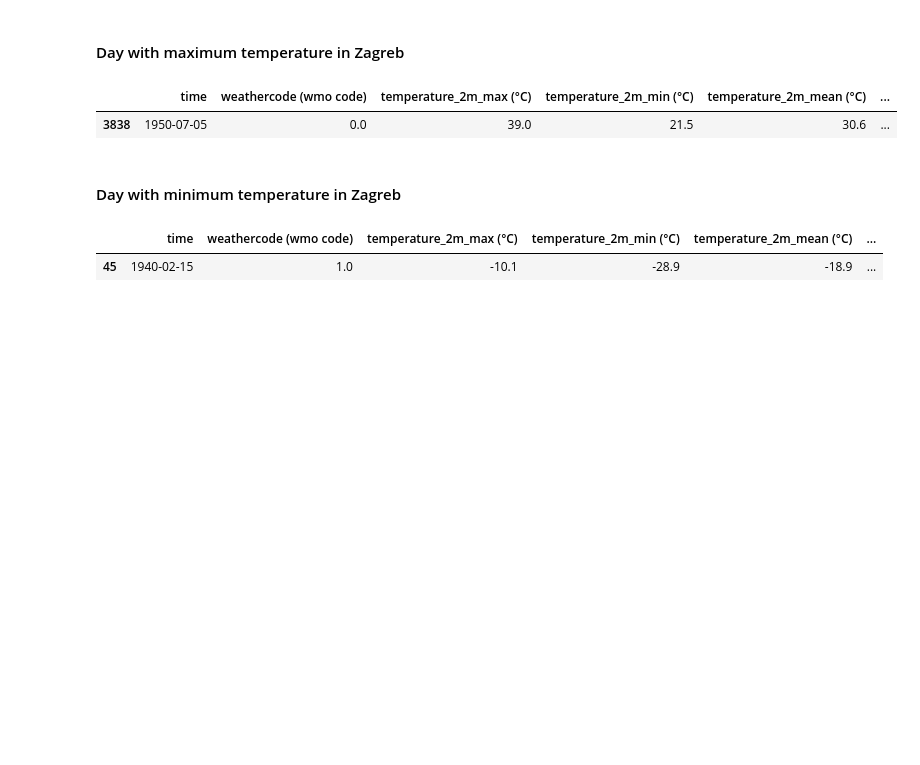
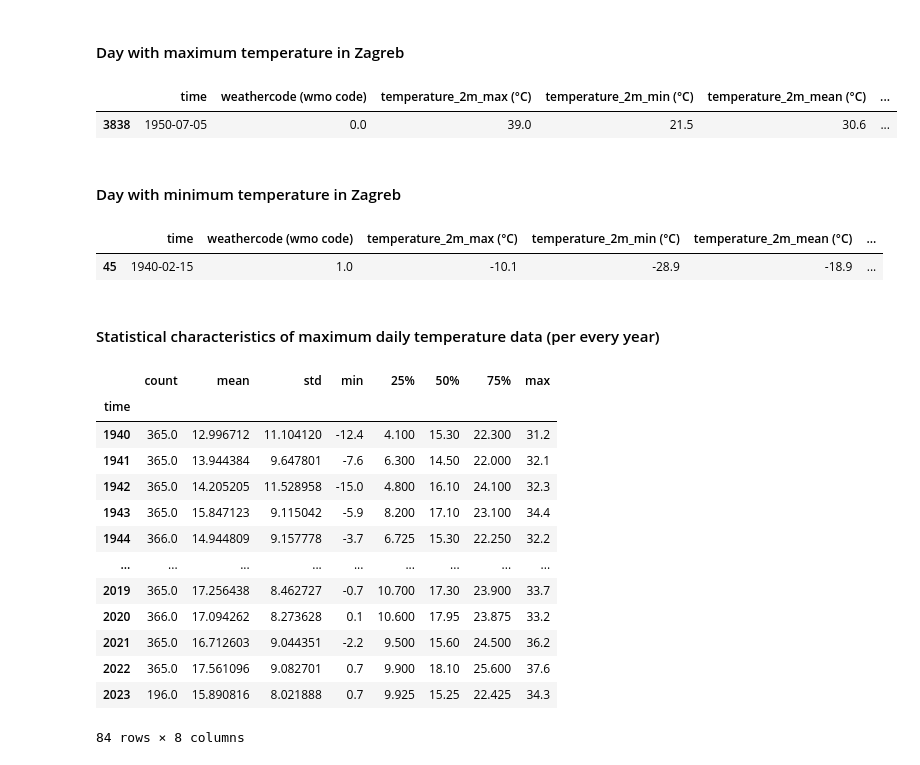
Before and after one commit to cimbaIG/Weather_data_Zagreb, a Jupyter notebook: weather_data_zagreb.ipynb, the cells around one changed output. Drawn from its saved outputs; the diff is of its cells as text; code cells hidden in the pictures; blank space fills up the shorter version.

Commit message:
Stat chars of max daily temperature for every year

```diff
--- a/weather_data_zagreb.ipynb
+++ b/weather_data_zagreb.ipynb
@@ -1153,3 +1153,22 @@ data[data["temperature_2m_min (°C)"] == data["temperature_2m_min (°C)"].min()]
 # %% [output]
 |  | time | weathercode (wmo code) | temperature_2m_max (°C) | temperature_2m_min (°C) | temperature_2m_mean (°C) | ... |
 | 45 | 1940-02-15 | 1.0 | -10.1 | -28.9 | -18.9 | ... |
+# %% [markdown]
+#### Statistical characteristics of maximum daily temperature data (per every year)
+# %%
+data.groupby(data["time"].dt.year)["temperature_2m_max (°C)"].describe()
+# %% [output]
+|  | count | mean | std | min | 25% | 50% | 75% | max |
+| time |  |  |  |  |  |  |  |  |
+| 1940 | 365.0 | 12.996712 | 11.104120 | -12.4 | 4.100 | 15.30 | 22.300 | 31.2 |
+| 1941 | 365.0 | 13.944384 | 9.647801 | -7.6 | 6.300 | 14.50 | 22.000 | 32.1 |
+| 1942 | 365.0 | 14.205205 | 11.528958 | -15.0 | 4.800 | 16.10 | 24.100 | 32.3 |
+| 1943 | 365.0 | 15.847123 | 9.115042 | -5.9 | 8.200 | 17.10 | 23.100 | 34.4 |
+| 1944 | 366.0 | 14.944809 | 9.157778 | -3.7 | 6.725 | 15.30 | 22.250 | 32.2 |
+| ... | ... | ... | ... | ... | ... | ... | ... | ... |
+| 2019 | 365.0 | 17.256438 | 8.462727 | -0.7 | 10.700 | 17.30 | 23.900 | 33.7 |
+| 2020 | 366.0 | 17.094262 | 8.273628 | 0.1 | 10.600 | 17.95 | 23.875 | 33.2 |
+| 2021 | 365.0 | 16.712603 | 9.044351 | -2.2 | 9.500 | 15.60 | 24.500 | 36.2 |
+| 2022 | 365.0 | 17.561096 | 9.082701 | 0.7 | 9.900 | 18.10 | 25.600 | 37.6 |
+| 2023 | 196.0 | 15.890816 | 8.021888 | 0.7 | 9.925 | 15.25 | 22.425 | 34.3 |
+84 rows × 8 columns
```
Also changed, not shown: parts of 2 cells of this notebook, 17 other files.
